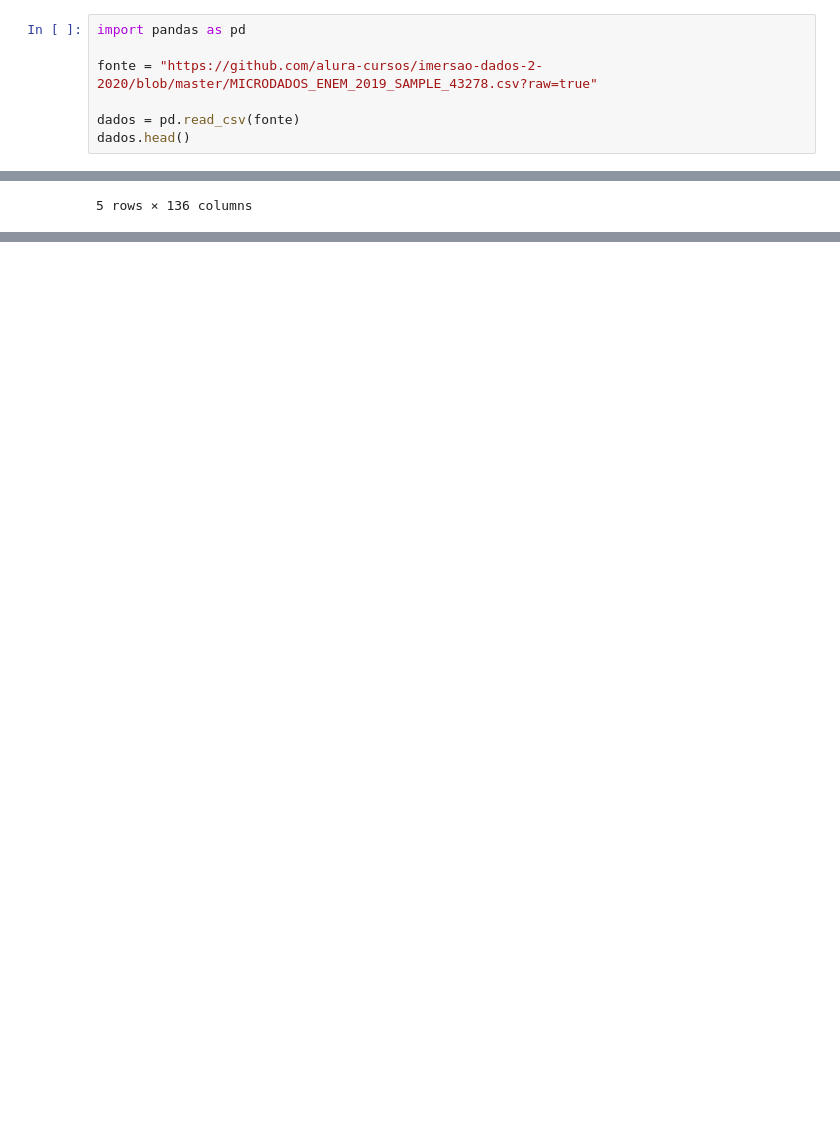
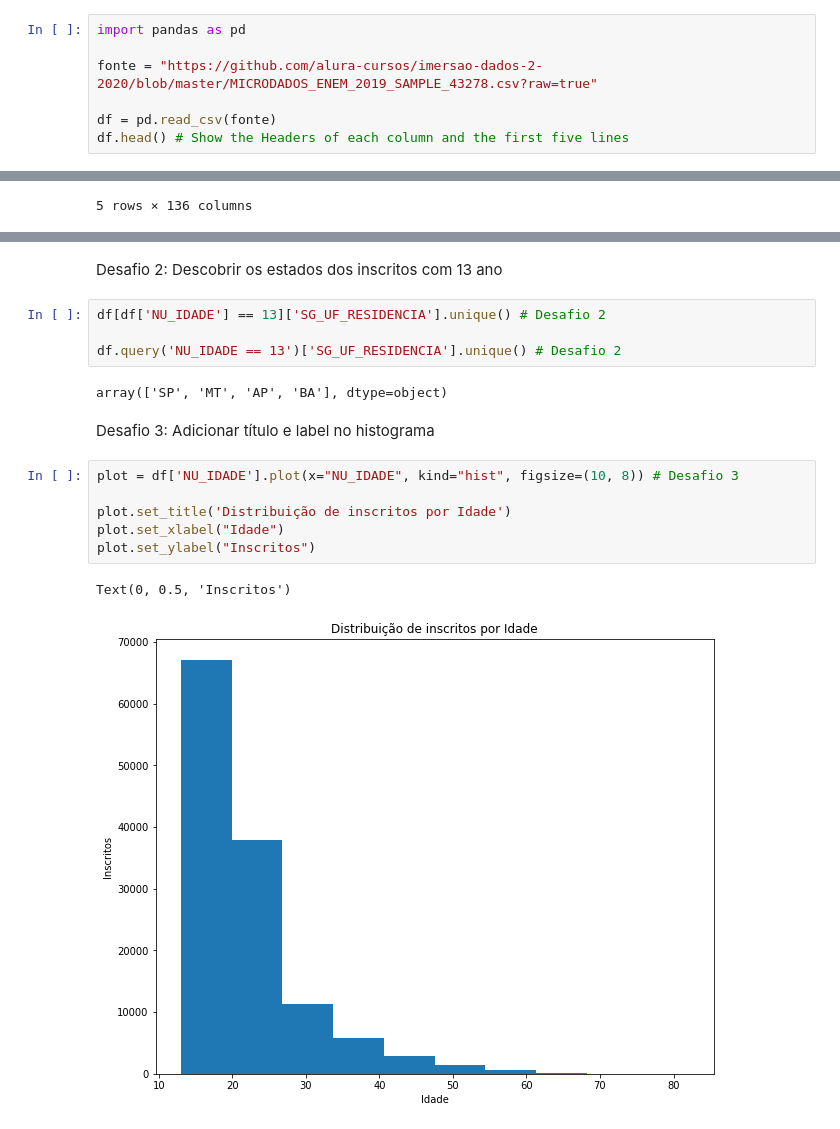
Before and after one commit to joaomarcuslf/data-science-studies, a Jupyter notebook: imersao_alura_01.ipynb, the cells around one changed output, grey strips where cells are left out. Drawn from its saved outputs; the diff is of its cells as text; blank space fills up the shorter version.

```diff
--- a/imersao_alura_01.ipynb
+++ b/imersao_alura_01.ipynb
@@ -5,8 +5,8 @@ import pandas as pd
 
 fonte = "https://github.com/alura-cursos/imersao-dados-2-2020/blob/master/MICRODADOS_ENEM_2019_SAMPLE_43278.csv?raw=true"
 
-dados = pd.read_csv(fonte)
-dados.head()
+df = pd.read_csv(fonte)
+df.head() # Show the Headers of each column and the first five lines
 # %% [output]
 |  | NU_INSCRICAO | NU_ANO | CO_MUNICIPIO_RESIDENCIA | NO_MUNICIPIO_RESIDENCIA | CO_UF_RESIDENCIA | SG_UF_RESIDENCIA | ... |
 | 0 | 190001004661 | 2019 | 1506138 | Redenção | 15 | PA | ... |
@@ -17,0 +125,19 @@ dados.head()
+# %% [markdown]
+Desafio 2: Descobrir os estados dos inscritos com 13 ano
+# %%
+df[df['NU_IDADE'] == 13]['SG_UF_RESIDENCIA'].unique() # Desafio 2
+
+df.query('NU_IDADE == 13')['SG_UF_RESIDENCIA'].unique() # Desafio 2
+# %% [output]
+array(['SP', 'MT', 'AP', 'BA'], dtype=object)
+# %% [markdown]
+Desafio 3: Adicionar título e label no histograma
+# %%
+plot = df['NU_IDADE'].plot(x="NU_IDADE", kind="hist", figsize=(10, 8)) # Desafio 3
+
+plot.set_title('Distribuição de inscritos por Idade')
+plot.set_xlabel("Idade")
+plot.set_ylabel("Inscritos")
+# %% [output]
+Text(0, 0.5, 'Inscritos')
+[figure, added]
```
Also changed, not shown: parts of 18 cells of this notebook.
